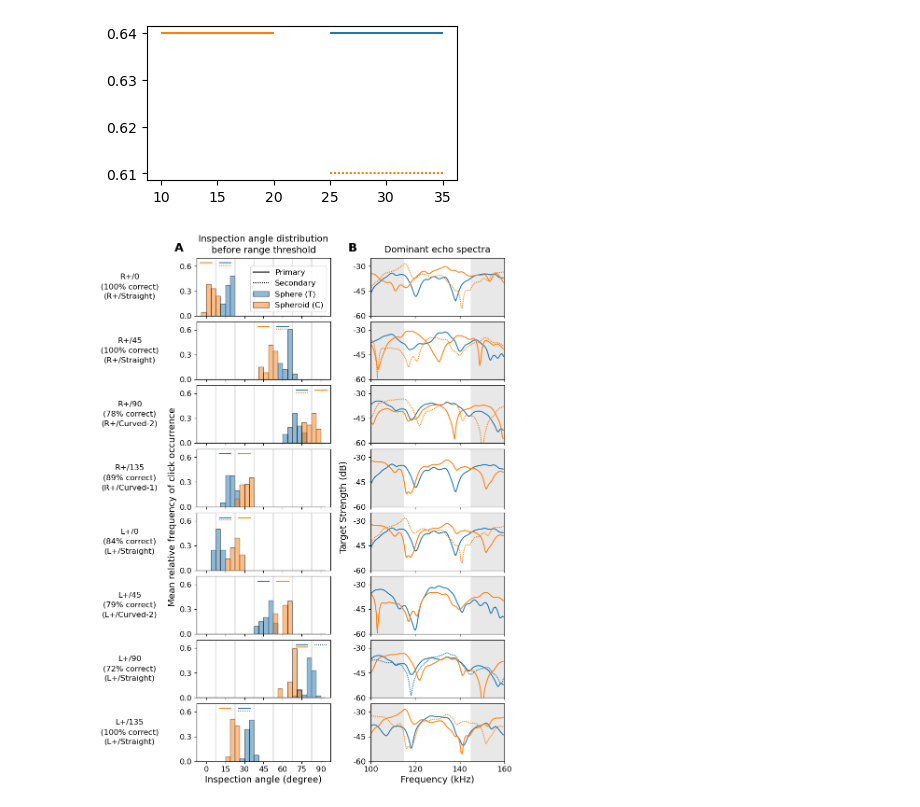
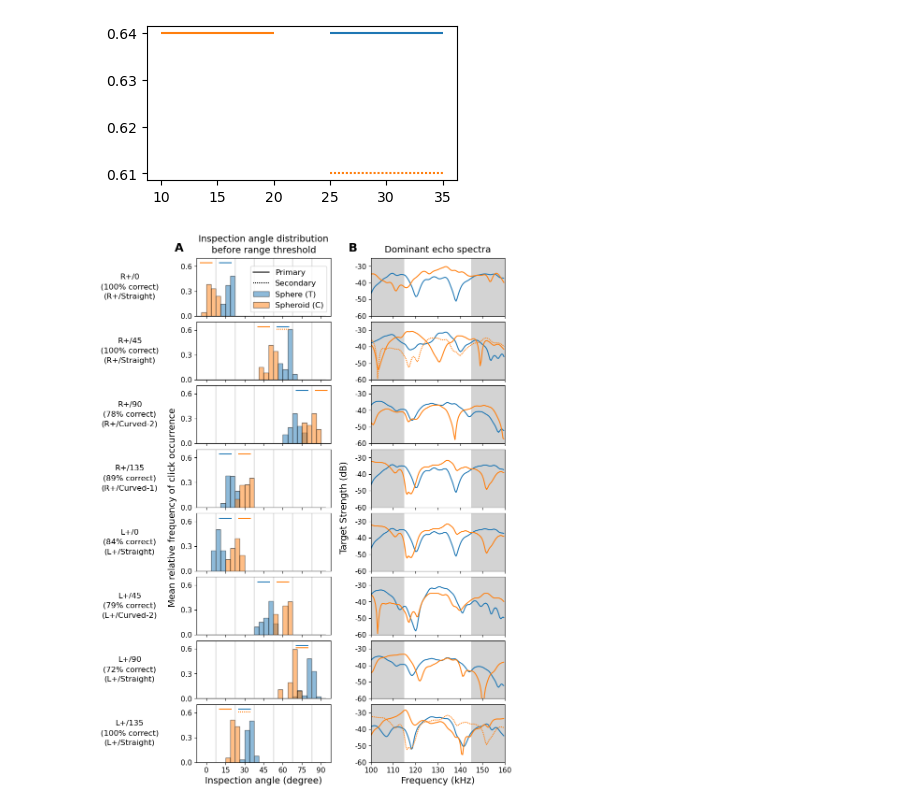
Before and after one commit to leewujung/porpoise_spheroid, a Jupyter notebook: notebooks_fig/fig_echo_angle_TS.ipynb, the cells around one changed output. Saved outputs shown, nothing was run; the diff lists cells and outputs as text; code cells hidden in the pictures.

Commit message:
small adjustment of fig: echo spectrum

```diff
--- a/notebooks_fig/fig_echo_angle_TS.ipynb
+++ b/notebooks_fig/fig_echo_angle_TS.ipynb
@@ -429,7 +429,7 @@ Plot the echo spectrum for:
 - the second most dominant angle, if it is above the peak threshold (dashed line)
 # %%
 # Peak threshold
-peak_threshold = 0.6
+peak_threshold = 0.75
 # %%
 # Sanity check of dimensions
 assert x_hist.shape == ch0_mtx_norm["TC1"].shape
@@ -565,8 +565,8 @@ def contour_cmp(axx, ch0_angles, ch1_angles, vert_spacing=0, alpha=0.5, dashes=[
         )
 
     # Vertical stripe for porpoise frequency band
-    axx.fill_betweenx(y=np.arange(-60, 10), x1=0, x2=115, facecolor="lightgrey", alpha=alpha)
-    axx.fill_betweenx(y=np.arange(-60, 10), x1=145, x2=200, facecolor="lightgrey", alpha=alpha)
+    axx.fill_betweenx(y=np.arange(-60, 10), x1=0, x2=115, facecolor="darkgrey", alpha=alpha)
+    axx.fill_betweenx(y=np.arange(-60, 10), x1=145, x2=200, facecolor="darkgrey", alpha=alpha)
 
     axx.set_xlim(100, 160)
     axx.set_ylim(-60, -25)
@@ -685,20 +685,21 @@ for tca_seq, tca in enumerate(TARGET_ANGLE_STR):
 #     axx.set_title(tca, fontsize=14)
     axx.set_ylim(0, 0.7)
     axx.set_yticks(np.arange(0, 0.7, 0.3))
-    axx.set_yticklabels(np.arange(0, 0.7, 0.3), fontsize=12)
+    axx.set_yticklabels(np.arange(0, 0.7, 0.3), fontsize=11)
     axx.set_xlim(-7.5, 97.5)
     axx.set_xticks(np.arange(0, 105, 15))
     if tca_seq != len(TARGET_ANGLE_STR)-1:
         axx.set_xticklabels("")
     else:
-        axx.set_xticklabels(np.arange(0, 105, 15), fontsize=12)
+        axx.set_xticklabels(np.arange(0, 105, 15), fontsize=11)
 
     # vertical line for angle boundaries
     for h in np.arange(-7.5, 100, 15):
         axx.axvline(h, color="darkgrey", lw=2, alpha=0.3)
 
 ax[-1, 0].set_xlabel("Inspection angle (degree)", fontsize=14)
-ax[3, 0].text(-30, 0, "Mean relative frequency of click occurrence", fontsize=14, va="center", rotation=90)
+ax[3, 0].text(-30, 0, "Mean relative frequency of click occurrence",
+              fontsize=14, va="center", rotation=90)
 
 # ==========================
 # TS curves
@@ -714,16 +715,15 @@ for tca_seq, tca in enumerate(TARGET_ANGLE_STR):
     axx = ax[tca_seq, 1]
     contour_cmp(axx=axx, ch0_angles=p_angles_ch0, ch1_angles=p_angles_ch1, alpha=0.5)
 
-#     axx.set_title(tca, fontsize=14)
     axx.set_ylim(-60, -25)
-    axx.set_yticks(np.arange(-60, -25, 15))
-    axx.set_yticklabels(np.arange(-60, -25, 15), fontsize=12)
+    axx.set_yticks(np.arange(-60, -25, 10))
+    axx.set_yticklabels(np.arange(-60, -25, 10), fontsize=11)
     axx.set_xlim(100, 160)
-    axx.set_xticks(np.arange(100, 170, 20))
+    axx.set_xticks(np.arange(100, 170, 10))
     if tca_seq != len(TARGET_ANGLE_STR)-1:
         axx.set_xticklabels("")
     else:
-        axx.set_xticklabels(np.arange(100, 170, 20), fontsize=12)
+        axx.set_xticklabels(np.arange(100, 170, 10), fontsize=11)
 
     # Plot on Panel A: legends for primary and secondary spectra
     axx_A = ax[tca_seq, 0]
@@ -760,43 +760,32 @@ for axi, cl1, cl2, cl3 in zip(
         x_pos, y_pos, ax_label, linespacing=1.5,
         ha="center", va="center", fontsize=12
     )
 
 # Panel labels
 ax[0, 0].text(-25, 0.75, "A", va="bottom", fontsize=18, fontweight="bold")
 ax[0, 1].text(90, -22.5, "B", va="bottom", fontsize=18, fontweight="bold")
 
 
 # Panel titles
 ax[0, 0].text(
     45, 0.86, "Inspection angle distribution\nbefore range threshold",
     ha="center", va="center", fontsize=14, linespacing=1.35
 )
 ax[0, 1].text(
     130, -20, "Dominant echo spectra", ha="center", va="center", fontsize=14
 )
 
 # Line legend
-# ax[0, 0].plot(np.array([40, 47.5]), 0.3*np.ones(2), ls="-", color="k")
-# ax[0, 0].plot(np.array([40, 47.5]), 0.2*np.ones(2), ls="--", color="k")
 ax[0, 0].plot(np.nan, np.nan, ls="-", color="k", label="Primary")
 ax[0, 0].plot(np.nan, np.nan, dashes=[1, 0.9], color="k", label="Secondary")
 ax[0, 0].bar(x=np.nan, width=enso_bin_size, height=np.nan, **plot_params_ch0, label="Sphere (T)")
 ax[0, 0].bar(x=np.nan, width=enso_bin_size, height=np.nan, **plot_params_ch1, label="Spheroid (C)")
 ax[0, 0].legend(fontsize=12, loc="lower right")
 
 
-# # Additional annotation
-# ax_all[1]["echogram"].annotate(
-#     "", xy=(-0.35, 4.0), xytext=(-0.55, 3.52),
-#     arrowprops=dict(facecolor="w", edgecolor="None", width=3, headwidth=10),
-# )
-
-
-
-
 
 plt.show()
 
-fig.savefig(fig_path / "fig_echo_angle_TS.png", dpi=300, bbox_inches="tight")
+fig.savefig(fig_path / "fig_echo_angle_TS_0.75.png", dpi=300, bbox_inches="tight")
 # %% [output]
-[figure, old version]
+[figure, new version]
```
Also changed, not shown: parts of 3 cells of this notebook.
